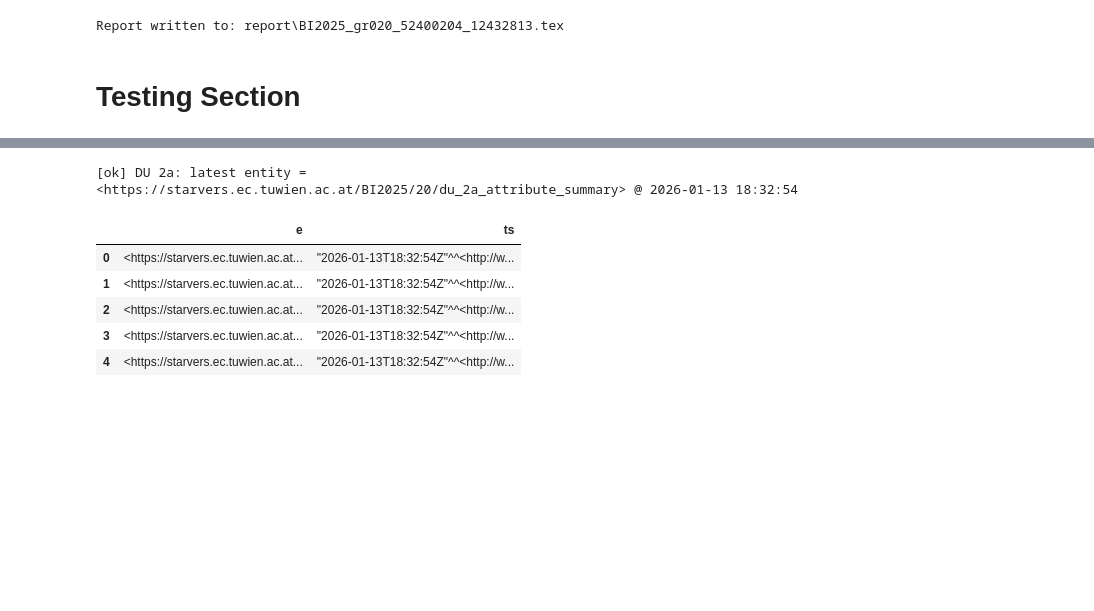
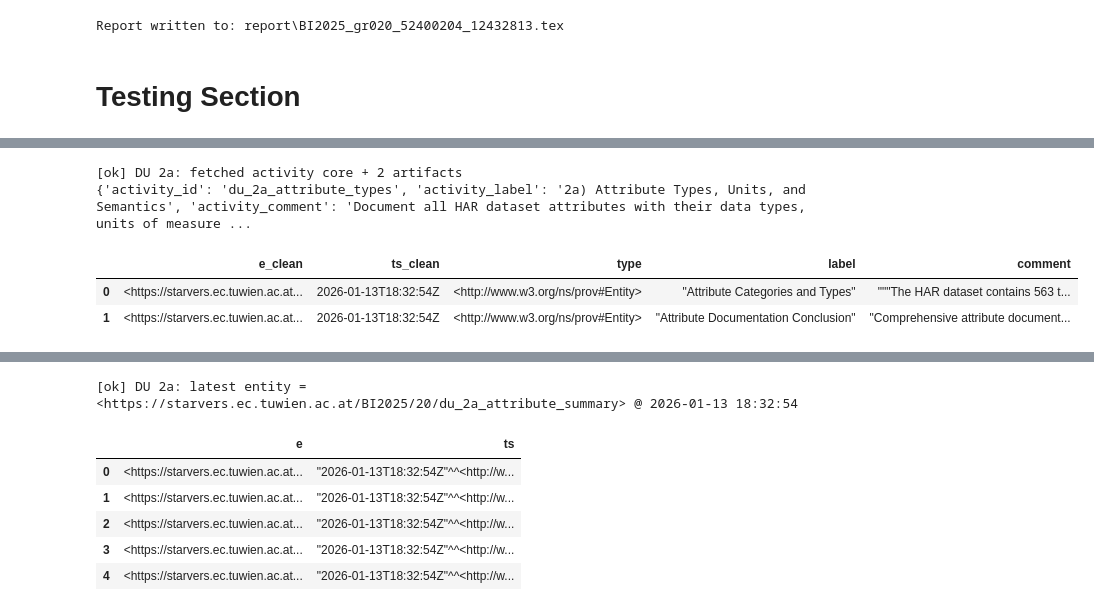
Before and after one commit to TuWienProjects/BI_2025_Assignment_3_Group_020, a Jupyter notebook: Cyclists_251201.ipynb, the cells around one changed output, grey strips where cells are left out. Saved outputs shown, nothing was run; the diff lists cells and outputs as text; code cells hidden in the pictures; blank space fills up the shorter version.

```diff
--- a/Cyclists_251201.ipynb
+++ b/Cyclists_251201.ipynb
@@ -5289,0 +5509,14 @@ HTTPError: HTTP Error 503:
+# %%
+
+# ---------- Test: DU 2a ----------
+activity_id = "du_2a_attribute_types"
+report_2a, artifacts_2a = build_report_bundle_fast(activity_id, "DU 2a")
+
+print(report_2a)
+display(artifacts_2a)
+# %% [output]
+[ok] DU 2a: fetched activity core + 2 artifacts
+{'activity_id': 'du_2a_attribute_types', 'activity_label': '2a) Attribute Types, Units, and Semantics', 'activity_comment': 'Document all HAR dataset attributes with their data types, units of measure ...
+|  | e_clean | ts_clean | type | label | comment |
+| 0 | <https://starvers.ec.tuwien.ac.at... | 2026-01-13T18:32:54Z | <http://www.w3.org/ns/prov#Entity> | "Attribute Categories and Types" | """The HAR dataset contains 563 t... |
+| 1 | <https://starvers.ec.tuwien.ac.at... | 2026-01-13T18:32:54Z | <http://www.w3.org/ns/prov#Entity> | "Attribute Documentation Conclusion" | "Comprehensive attribute document... |
```
Also changed, not shown: parts of 8 cells of this notebook.
